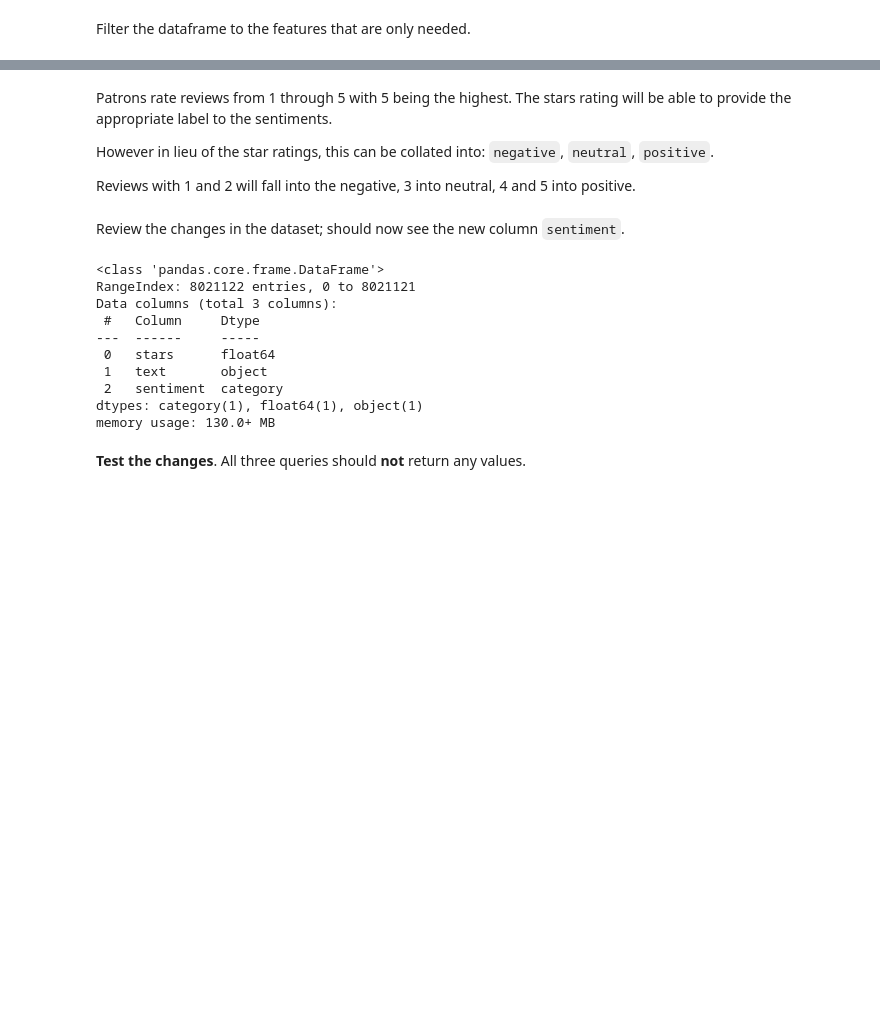
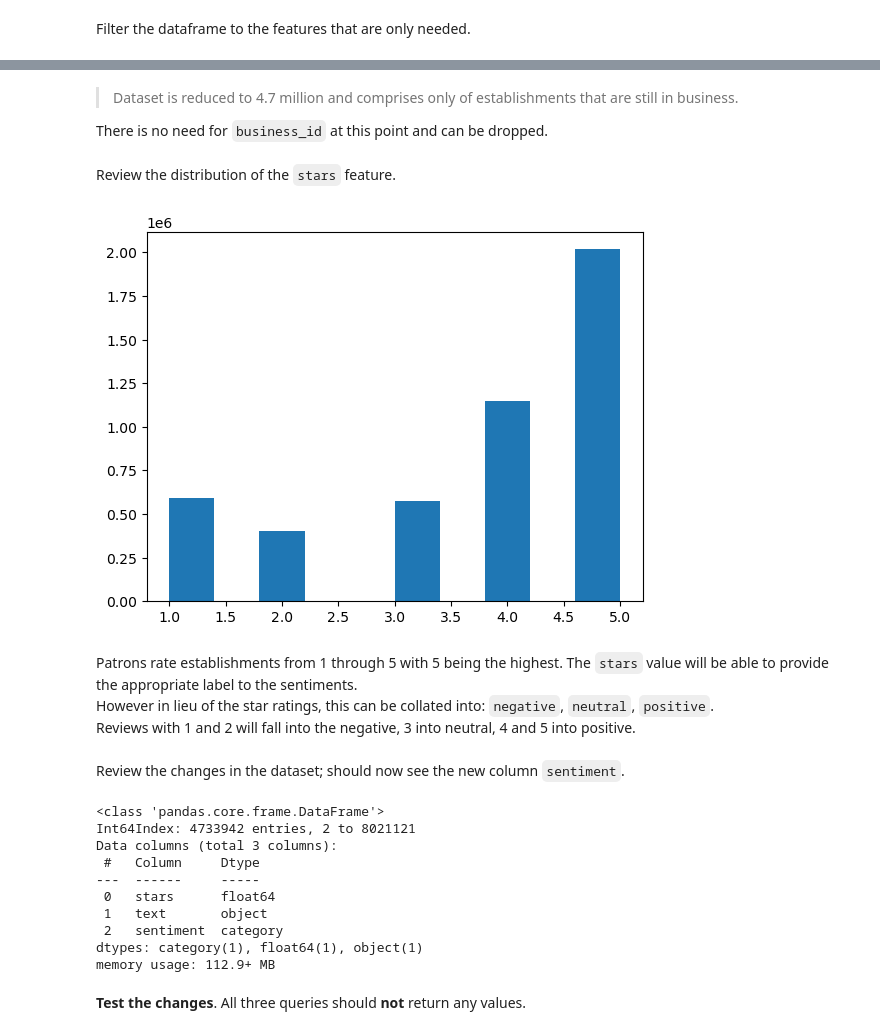
Before and after one commit to praisedev/sentiment-analysis-1, a Jupyter notebook: Sentiment Analysis.ipynb, the cells around one changed output, grey strips where cells are left out. Saved outputs shown, nothing was run; the diff lists cells and outputs as text; code cells hidden in the pictures; blank space fills up the shorter version.

```diff
--- a/Sentiment Analysis.ipynb
+++ b/Sentiment Analysis.ipynb
@@ -85,6 +105,4 @@ Number of duplicates : 0
 # %% [markdown]
 Filter the dataframe to the features that are only needed.
 # %%
-
-reviews_dataset = review_df.drop(['review_id', 'user_id', 'business_id', 'useful', 'funny', 'cool', 'date'], axis=1)
-plt.hist(reviews_dataset.stars);
+reviews_dataset = reviews_df.drop(['review_id', 'user_id', 'useful', 'funny', 'cool', 'date'], axis=1)
@@ -92,0 +172,5 @@ plt.hist(reviews_dataset.stars);
+# %%
+establishments_still_in_business = eat_drink_business_df.query('is_open == 1').business_id
+
+reviews_dataset_open = reviews_dataset.query('business_id in @establishments_still_in_business')
+df_info(reviews_dataset_open)
@@ -93,8 +186,18 @@ plt.hist(reviews_dataset.stars);
+# %% [markdown]
+> Dataset is reduced to 4.7 million and comprises only of establishments that are still in business.
+
+There is no need for `business_id` at this point and can be dropped.
+# %%
+reviews_dataset_2features = reviews_dataset_open.drop(['business_id'], axis=1, inplace=False)
+# %% [markdown]
+Review the distribution of the `stars` feature.
+# %%
+plt.hist(reviews_dataset_2features.stars);
+# %% [output]
+[figure, added]
 # %% [markdown]
-Patrons rate reviews from 1 through 5 with 5 being the highest.  The stars rating will be able to provide the appropriate label to the sentiments.
-
+Patrons rate establishments from 1 through 5 with 5 being the highest.  The `stars` value will be able to provide the appropriate label to the sentiments.
 However in lieu of the star ratings, this can be collated into: `negative`, `neutral`, `positive`.
-
 Reviews with 1 and 2 will fall into the negative, 3 into neutral, 4 and 5 into positive.
 # %%
 category_labels = ['negative', 'neutral', 'positive']
@@ -103,10 +206,10 @@ reviews_dataset['sentiment'] = pd.cut(reviews_dataset['stars'], bins=cut_bins, l
 # %% [markdown]
 Review the changes in the dataset; should now see the new column `sentiment`.
 # %%
-reviews_dataset.info()
+reviews_dataset_2features.info()
 # %% [output]
 <class 'pandas.core.frame.DataFrame'>
-RangeIndex: 8021122 entries, 0 to 8021121
+Int64Index: 4733942 entries, 2 to 8021121
 Data columns (total 3 columns):
  #   Column     Dtype
 ---  ------     -----
@@ -114,7 +217,7 @@ Data columns (total 3 columns):
  1   text       object
  2   sentiment  category
 dtypes: category(1), float64(1), object(1)
-memory usage: 130.0+ MB
+memory usage: 112.9+ MB
 # %% [markdown]
 **Test the changes**.  All three queries should **not** return any values.
 # %%
```
Also changed, not shown: parts of 57 cells of this notebook, 2 other files.
